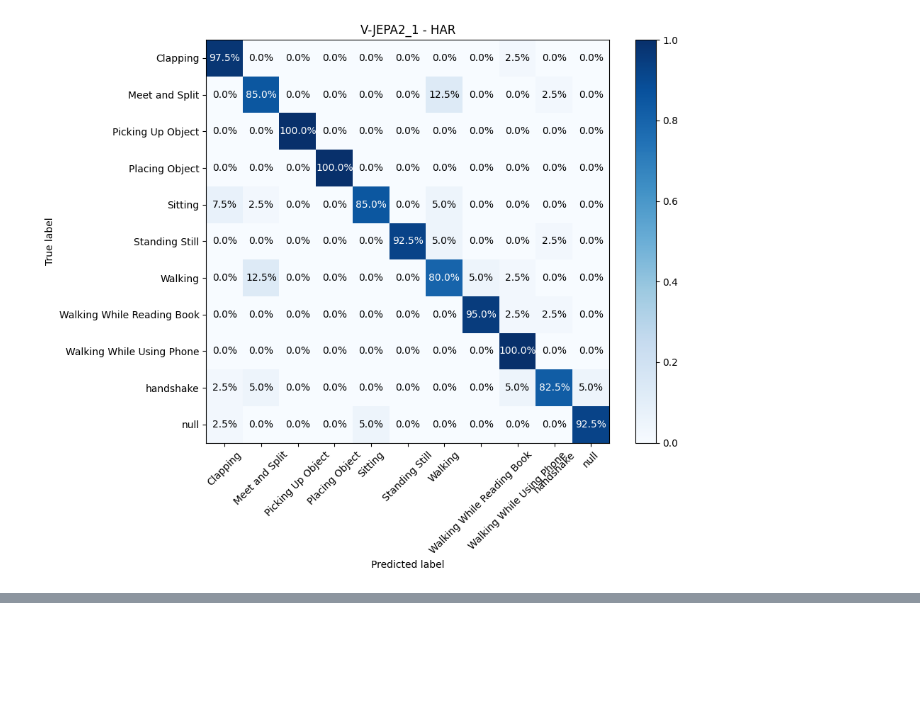
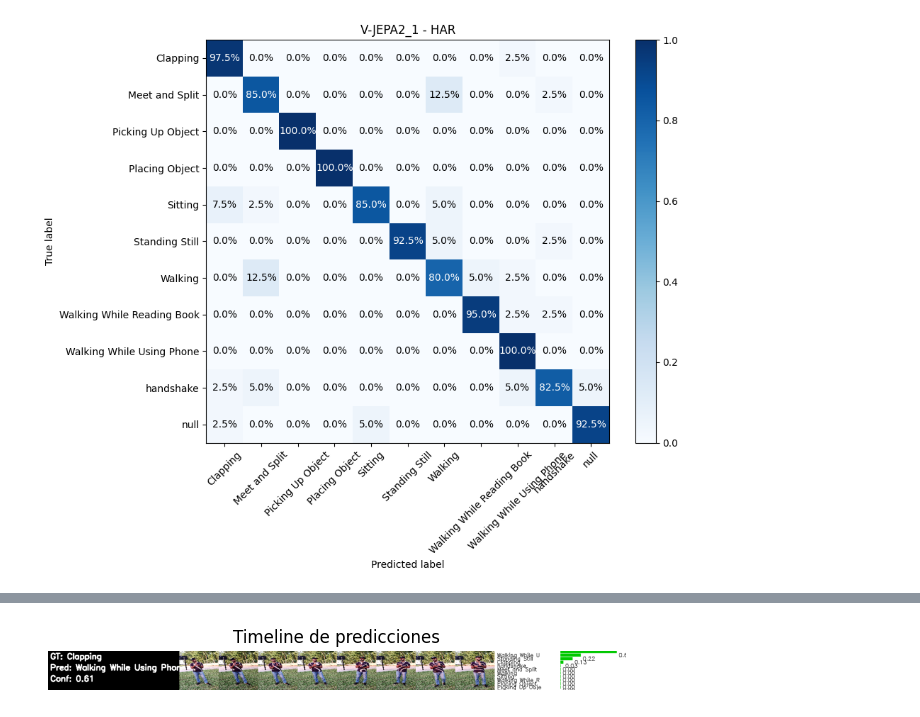
Before and after one commit to Jabonsote/CDSI-2026, a Jupyter notebook: Project HAR Video/HAR_DL.ipynb, the cells around one changed output, grey strips where cells are left out. Cells and saved outputs as stored; diff of their text form; code cells hidden in the pictures; blank space fills up the shorter version.

```diff
--- a/Project HAR Video/HAR_DL.ipynb
+++ b/Project HAR Video/HAR_DL.ipynb
@@ -1608,0 +1677,18 @@ Walking While Reading Book       0.95      0.95      0.95        40
+# %%
+# /outputs/bad/Clapping/barplots/Clapping (83).png
+# outputs/bad/Clapping/timelines/Clapping (83).png
+
+import matplotlib.pyplot as plt
+import matplotlib.image as mpimg
+video_name = "Clapping (83).mp4"
+img2 = mpimg.imread(f"outputs/bad/Clapping/timelines/{video_name.replace('.mp4','.png')}")
+plt.figure(figsize=(12, 6))
+plt.subplot(1, 2, 2)
+plt.imshow(img2)
+plt.title("Timeline de predicciones")
+plt.axis('off')
+plt.tight_layout()
+plt.savefig(f"outputs/bad/Clapping/analysis_{video_name.replace('.mp4','.png')}", dpi=300)
+plt.show()
+# %% [output]
+[figure, added]
```
Also changed, not shown: parts of 10 cells of this notebook, 1 other file.
